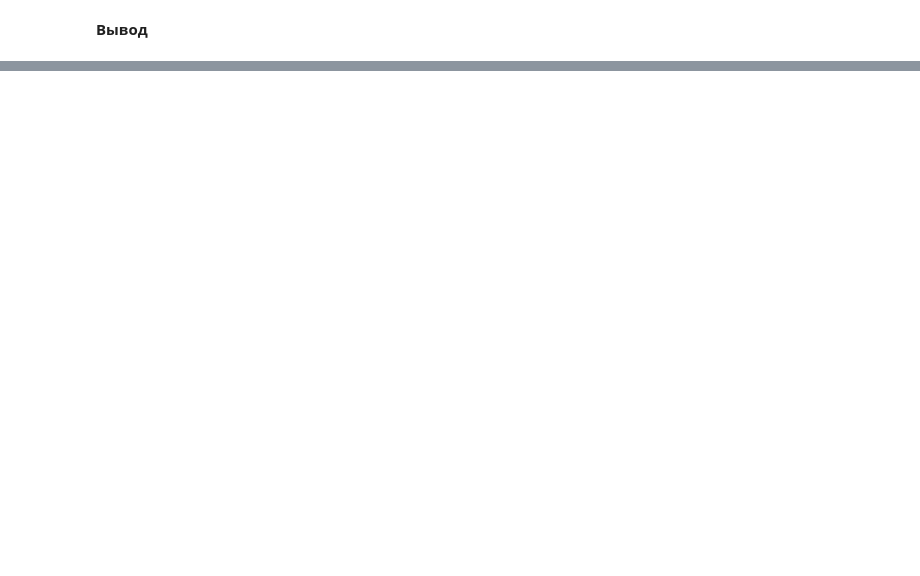
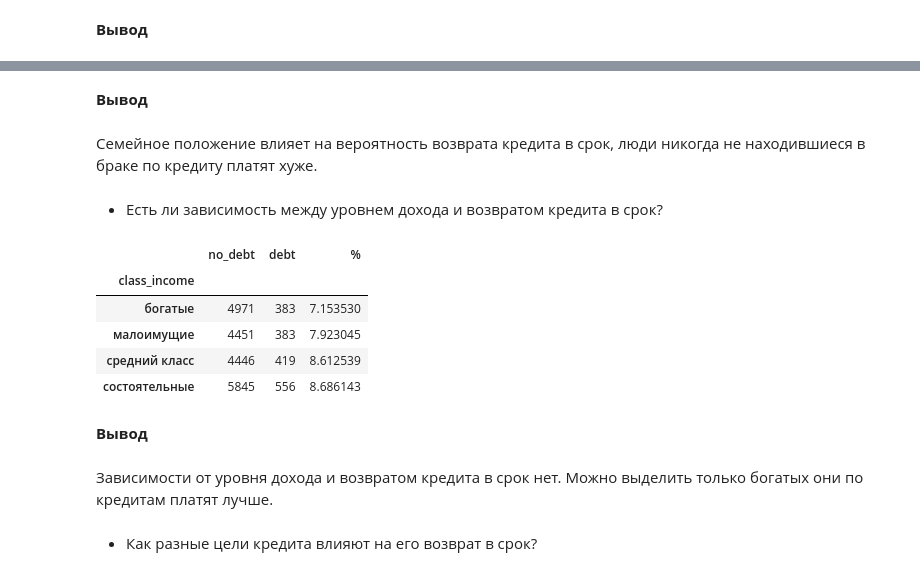
Before and after one commit to gurevivan/data-analyst-project, a Jupyter notebook: credit_scoring/credit_scoring.ipynb, the cells around one changed output, grey strips where cells are left out. Saved outputs shown, nothing was run; the diff lists cells and outputs as text; code cells hidden in the pictures; blank space fills up the shorter version.

```diff
--- a/credit_scoring/credit_scoring.ipynb
+++ b/credit_scoring/credit_scoring.ipynb
@@ -268,0 +421,6 @@ Cравниваем полученные результаты по таблиц
+# %%
+def pivot(col): # создаём функцию
+    clients_pivot = clients.pivot_table(index =col, columns ='debt', values = 'total_income',aggfunc='count') # создаём сводную таблицу
+    clients_pivot.columns = ['no_debt', 'debt'] # присваиваем колонкам новые названия
+    clients_pivot['%'] =  clients_pivot['debt']/(clients_pivot['debt']+clients_pivot['no_debt'])*100 # создаём столбец с процентным соотношением невозвратных кредитов
+    display(clients_pivot.sort_values(by = '%')) # выводим таблицу на экран
@@ -268,0 +452,21 @@ Cравниваем полученные результаты по таблиц
+# %% [markdown]
+**Вывод**
+# %% [markdown]
+Семейное положение влияет на вероятность возврата кредита в срок, люди никогда не находившиеся в браке по кредиту платят хуже.
+# %% [markdown]
+- Есть ли зависимость между уровнем дохода и возвратом кредита в срок?
+# %%
+pivot('class_income') # вызываем функцию pivot с аргументом 'class_income'
+# %% [output]
+|  | no_debt | debt | % |
+| class_income |  |  |  |
+| богатые | 4971 | 383 | 7.153530 |
+| малоимущие | 4451 | 383 | 7.923045 |
+| средний класс | 4446 | 419 | 8.612539 |
+| состоятельные | 5845 | 556 | 8.686143 |
+# %% [markdown]
+**Вывод**
+# %% [markdown]
+Зависимости от уровня дохода и возвратом кредита в срок нет. Можно выделить только богатых они по кредитам платят лучше.
+# %% [markdown]
+- Как разные цели кредита влияют на его возврат в срок?
```
Also changed, not shown: parts of 167 cells of this notebook.
